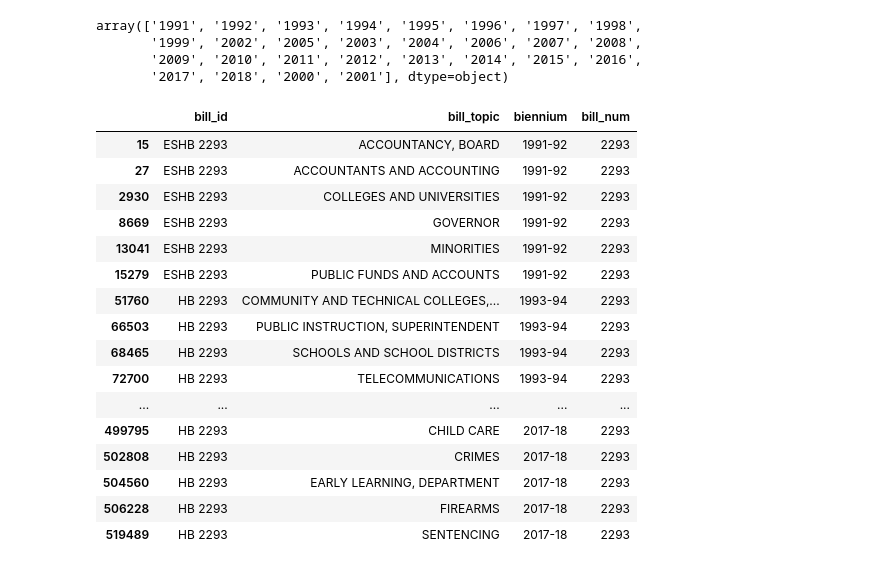
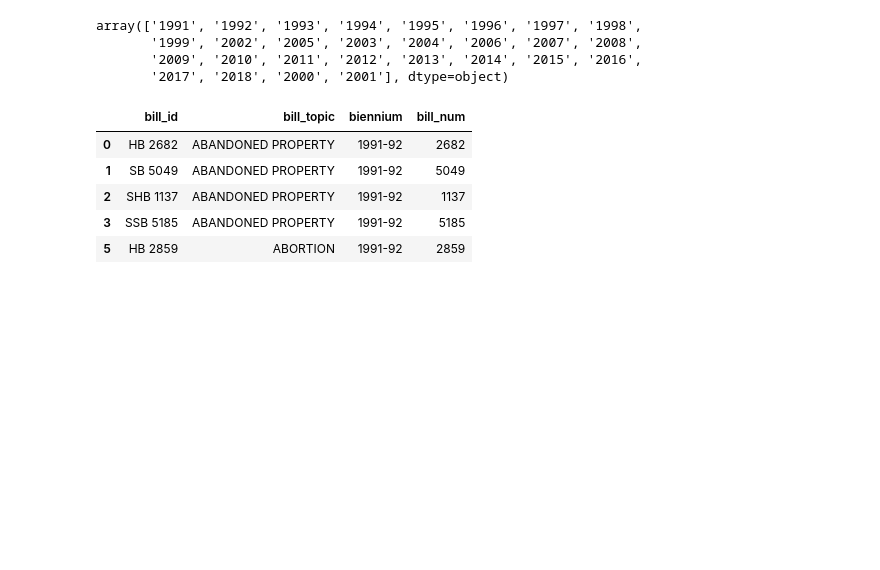
Before and after one commit to ekarboski/washington_state_legislation, a Jupyter notebook: Merging_topic_data.ipynb, the cells around one changed output. Saved outputs shown, nothing was run; the diff lists cells and outputs as text; code cells hidden in the pictures; blank space fills up the shorter version.

```diff
--- a/Merging_topic_data.ipynb
+++ b/Merging_topic_data.ipynb
@@ -160,22 +166,13 @@ topic_df = topic_df.drop(['bill_topic_expanded', 'year'], axis = 1)
 # %%
 topic_df.drop_duplicates(keep='first', inplace=True)
 # %%
-topic_df[topic_df['bill_num'] == '2293']
+# topic_df[topic_df['bill_num'] == '2293']
-# %% [output]
-|  | bill_id | bill_topic | biennium | bill_num |
-| 15 | ESHB 2293 | ACCOUNTANCY, BOARD | 1991-92 | 2293 |
-| 27 | ESHB 2293 | ACCOUNTANTS AND ACCOUNTING | 1991-92 | 2293 |
-| 2930 | ESHB 2293 | COLLEGES AND UNIVERSITIES | 1991-92 | 2293 |
-| 8669 | ESHB 2293 | GOVERNOR | 1991-92 | 2293 |
-| 13041 | ESHB 2293 | MINORITIES | 1991-92 | 2293 |
-| 15279 | ESHB 2293 | PUBLIC FUNDS AND ACCOUNTS | 1991-92 | 2293 |
-| 51760 | HB 2293 | COMMUNITY AND TECHNICAL COLLEGES,... | 1993-94 | 2293 |
-| 66503 | HB 2293 | PUBLIC INSTRUCTION, SUPERINTENDENT | 1993-94 | 2293 |
-| 68465 | HB 2293 | SCHOOLS AND SCHOOL DISTRICTS | 1993-94 | 2293 |
-| 72700 | HB 2293 | TELECOMMUNICATIONS | 1993-94 | 2293 |
-| ... | ... | ... | ... | ... |
-| 499795 | HB 2293 | CHILD CARE | 2017-18 | 2293 |
-| 502808 | HB 2293 | CRIMES | 2017-18 | 2293 |
-| 504560 | HB 2293 | EARLY LEARNING, DEPARTMENT | 2017-18 | 2293 |
-| 506228 | HB 2293 | FIREARMS | 2017-18 | 2293 |
-| 519489 | HB 2293 | SENTENCING | 2017-18 | 2293 |
+# %%
+topic_df.head()
+# %% [output]
+|  | bill_id | bill_topic | biennium | bill_num |
+| 0 | HB 2682 | ABANDONED PROPERTY | 1991-92 | 2682 |
+| 1 | SB 5049 | ABANDONED PROPERTY | 1991-92 | 5049 |
+| 2 | SHB 1137 | ABANDONED PROPERTY | 1991-92 | 1137 |
+| 3 | SSB 5185 | ABANDONED PROPERTY | 1991-92 | 5185 |
+| 5 | HB 2859 | ABORTION | 1991-92 | 2859 |
```
Also changed, not shown: parts of 36 cells of this notebook.
